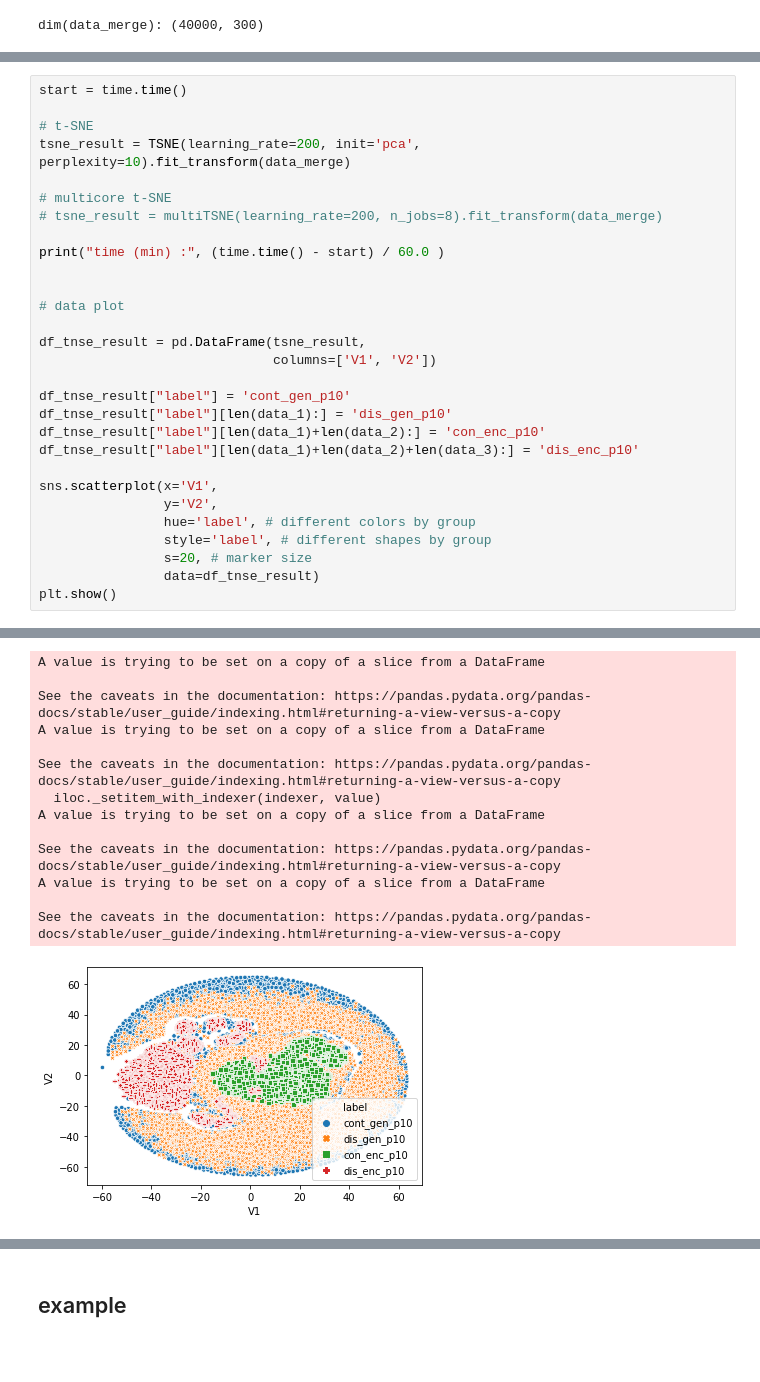
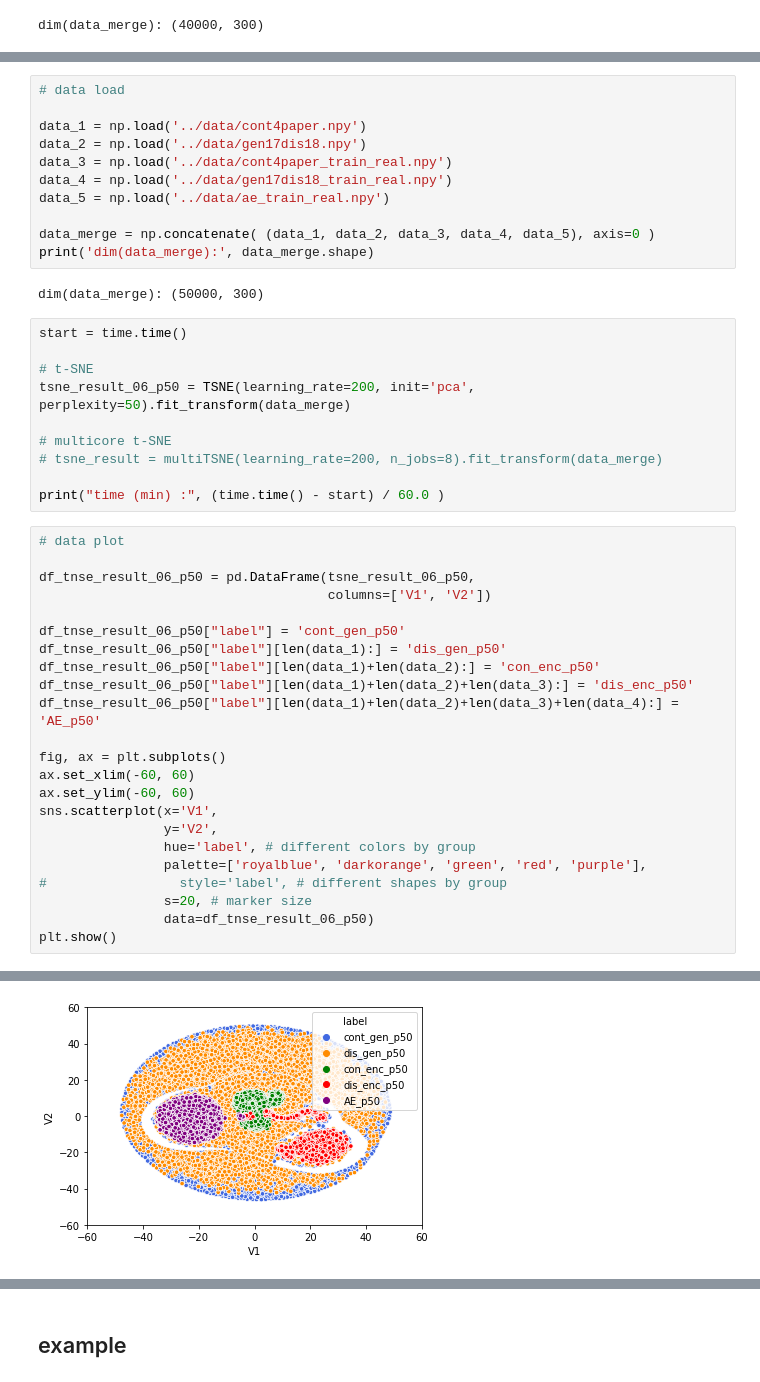
Before and after one commit to david-yoon/ML-examples, a Jupyter notebook: tsne/t-SNE.ipynb, the cells around one changed output, grey strips where cells are left out. Drawn from its saved outputs; the diff is of its cells as text; blank space fills up the shorter version.

```diff
--- a/tsne/t-SNE.ipynb
+++ b/tsne/t-SNE.ipynb
@@ -361,30 +505,47 @@ See the caveats in the documentation: https://pandas.pydata.org/pandas-docs/stab
+# %%
+# data load
+
+data_1 = np.load('../data/cont4paper.npy')
+data_2 = np.load('../data/gen17dis18.npy')
+data_3 = np.load('../data/cont4paper_train_real.npy')
+data_4 = np.load('../data/gen17dis18_train_real.npy')
+data_5 = np.load('../data/ae_train_real.npy')
+
+data_merge = np.concatenate( (data_1, data_2, data_3, data_4, data_5), axis=0 )
+print('dim(data_merge):', data_merge.shape)
+# %% [output]
+dim(data_merge): (50000, 300)
+# %%
+start = time.time()
+
+# t-SNE
+tsne_result_06_p50 = TSNE(learning_rate=200, init='pca', perplexity=50).fit_transform(data_merge)
+
+# multicore t-SNE
+# tsne_result = multiTSNE(learning_rate=200, n_jobs=8).fit_transform(data_merge)
+
+print("time (min) :", (time.time() - start) / 60.0 )
 # %%
-start = time.time()
-
-# t-SNE
-tsne_result = TSNE(learning_rate=200, init='pca', perplexity=10).fit_transform(data_merge)
-
-# multicore t-SNE
-# tsne_result = multiTSNE(learning_rate=200, n_jobs=8).fit_transform(data_merge)
-
-print("time (min) :", (time.time() - start) / 60.0 )
-
-
 # data plot
 
-df_tnse_result = pd.DataFrame(tsne_result,
-                              columns=['V1', 'V2'])
+df_tnse_result_06_p50 = pd.DataFrame(tsne_result_06_p50,
+                                     columns=['V1', 'V2'])
 
-df_tnse_result["label"] = 'cont_gen_p10'
-df_tnse_result["label"][len(data_1):] = 'dis_gen_p10'
-df_tnse_result["label"][len(data_1)+len(data_2):] = 'con_enc_p10'
-df_tnse_result["label"][len(data_1)+len(data_2)+len(data_3):] = 'dis_enc_p10'
+df_tnse_result_06_p50["label"] = 'cont_gen_p50'
+df_tnse_result_06_p50["label"][len(data_1):] = 'dis_gen_p50'
+df_tnse_result_06_p50["label"][len(data_1)+len(data_2):] = 'con_enc_p50'
+df_tnse_result_06_p50["label"][len(data_1)+len(data_2)+len(data_3):] = 'dis_enc_p50'
+df_tnse_result_06_p50["label"][len(data_1)+len(data_2)+len(data_3)+len(data_4):] = 'AE_p50'
 
+fig, ax = plt.subplots()
+ax.set_xlim(-60, 60)
+ax.set_ylim(-60, 60)
 sns.scatterplot(x='V1',
                 y='V2',
                 hue='label', # different colors by group
-                style='label', # different shapes by group
+                palette=['royalblue', 'darkorange', 'green', 'red', 'purple'],
+#                 style='label', # different shapes by group
                 s=20, # marker size
-                data=df_tnse_result)
+                data=df_tnse_result_06_p50)
 plt.show()
 # %% [output]
@@ -392,14 +572 @@ time (min) : 13.931456204255422
-A value is trying to be set on a copy of a slice from a DataFrame
-
-See the caveats in the documentation: https://pandas.pydata.org/pandas-docs/stable/user_guide/indexing.html#returning-a-view-versus-a-copy
-A value is trying to be set on a copy of a slice from a DataFrame
-
-See the caveats in the documentation: https://pandas.pydata.org/pandas-docs/stable/user_guide/indexing.html#returning-a-view-versus-a-copy
-  iloc._setitem_with_indexer(indexer, value)
-A value is trying to be set on a copy of a slice from a DataFrame
-
-See the caveats in the documentation: https://pandas.pydata.org/pandas-docs/stable/user_guide/indexing.html#returning-a-view-versus-a-copy
-A value is trying to be set on a copy of a slice from a DataFrame
-
-See the caveats in the documentation: https://pandas.pydata.org/pandas-docs/stable/user_guide/indexing.html#returning-a-view-versus-a-copy
-[figure, old version]
+[figure, new version]
```
Also changed, not shown: parts of 35 cells of this notebook.
